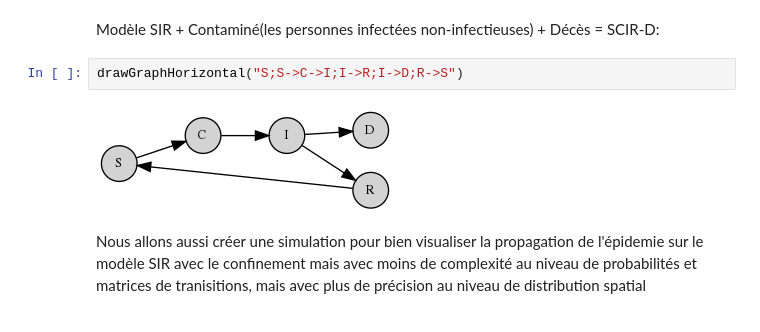
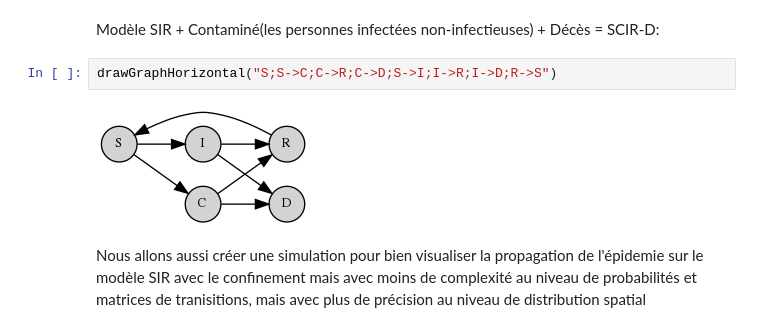
Before and after one commit to Achraf99Jday/Epidemiology-Markov-Chains, a Jupyter notebook: Markov_Epidemiology.ipynb, the cells around one changed output. Cells and saved outputs as stored; diff of their text form.

```diff
--- a/Markov_Epidemiology.ipynb
+++ b/Markov_Epidemiology.ipynb
@@ -856,9 +858,9 @@ def drawGraphHorizontal(arcs):
 # %% [markdown]
 Modèle SIR + Contaminé(les personnes infectées non-infectieuses) + Décès = SCIR-D:
 # %%
-drawGraphHorizontal("S;S->C->I;I->R;I->D;R->S")
+drawGraphHorizontal("S;S->C;C->R;C->D;S->I;I->R;I->D;R->S")
 # %% [output]
-[figure, old version]
+[figure, new version]
 # %% [markdown]
 Nous allons aussi créer une simulation pour bien visualiser la propagation de l'épidemie sur le modèle SIR avec le confinement mais avec moins de complexité au niveau de probabilités et matrices de tranisitions, mais avec plus de précision au niveau de distribution spatial
 # %% [markdown]
```
Also changed, not shown: parts of 3 cells of this notebook.
